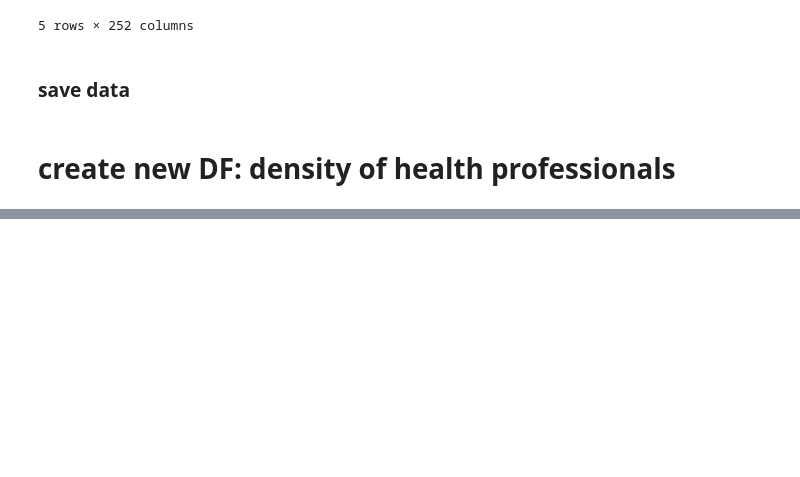
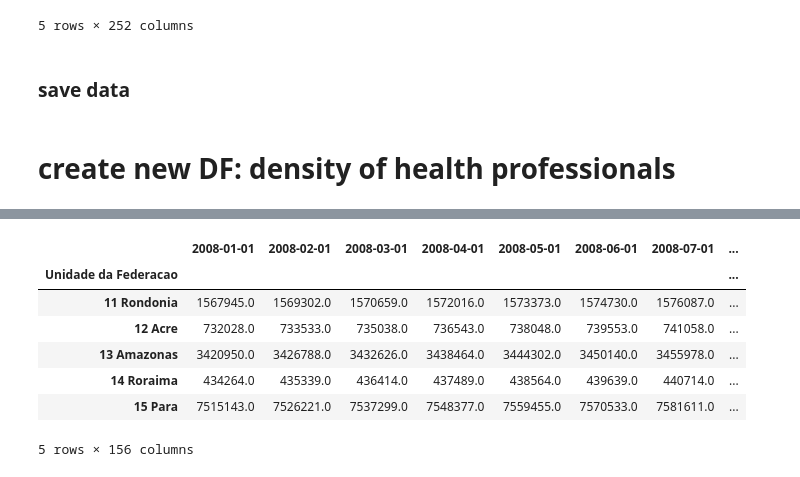
Before and after one commit to luizamfsantos/Brazil-Healthcare-Workforce-Analysis, a Jupyter notebook: Codigo/src/Preprocessamento de Dados/data_cleaning.ipynb, the cells around one changed output, grey strips where cells are left out. Cells and saved outputs as stored; diff of their text form; code cells hidden in the pictures; blank space fills up the shorter version.

Commit message:
criar nova dataframe com a densidade de numero de equipes de saude para cada 10000 habitantes

```diff
--- a/Codigo/src/Preprocessamento de Dados/data_cleaning.ipynb
+++ b/Codigo/src/Preprocessamento de Dados/data_cleaning.ipynb
@@ -169,0 +193,3 @@ pop1.head()
+# %%
+pop.set_index("Unidade da Federacao", inplace=True)
+equipe.set_index("Unidade da Federacao", inplace=True)
@@ -169,0 +218,8 @@ pop1.head()
+# %%
+equipe.columns = pd.to_datetime(equipe.columns)
+# %%
+pop.columns = pd.to_datetime(pop.columns)
+# %%
+# create a new dataframe with the time frame that both dataframes intersect that contains both dataframes
+equipe_subset = equipe.loc[:, equipe.columns.isin(pop.columns)]
+pop_subset = pop.loc[:, pop.columns.isin(equipe.columns)]
@@ -169,0 +237,11 @@ pop1.head()
+# %%
+pop_subset.head()
+# %% [output]
+|  | 2008-01-01 | 2008-02-01 | 2008-03-01 | 2008-04-01 | 2008-05-01 | 2008-06-01 | 2008-07-01 | ... |
+| Unidade da Federacao |  |  |  |  |  |  |  | ... |
+| 11 Rondonia | 1567945.0 | 1569302.0 | 1570659.0 | 1572016.0 | 1573373.0 | 1574730.0 | 1576087.0 | ... |
+| 12 Acre | 732028.0 | 733533.0 | 735038.0 | 736543.0 | 738048.0 | 739553.0 | 741058.0 | ... |
+| 13 Amazonas | 3420950.0 | 3426788.0 | 3432626.0 | 3438464.0 | 3444302.0 | 3450140.0 | 3455978.0 | ... |
+| 14 Roraima | 434264.0 | 435339.0 | 436414.0 | 437489.0 | 438564.0 | 439639.0 | 440714.0 | ... |
+| 15 Para | 7515143.0 | 7526221.0 | 7537299.0 | 7548377.0 | 7559455.0 | 7570533.0 | 7581611.0 | ... |
+5 rows × 156 columns
```
Also changed, not shown: parts of 11 cells of this notebook.
